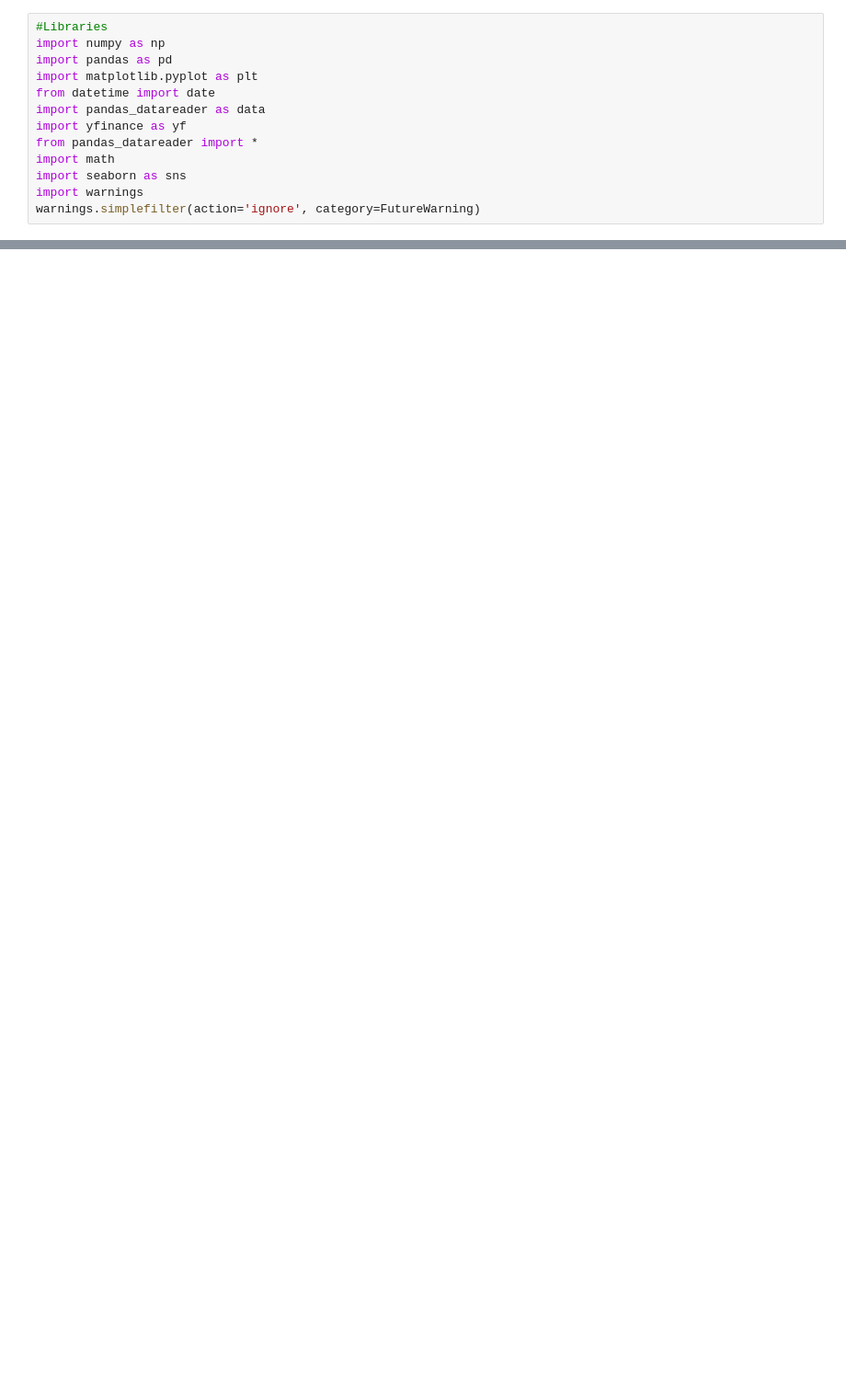
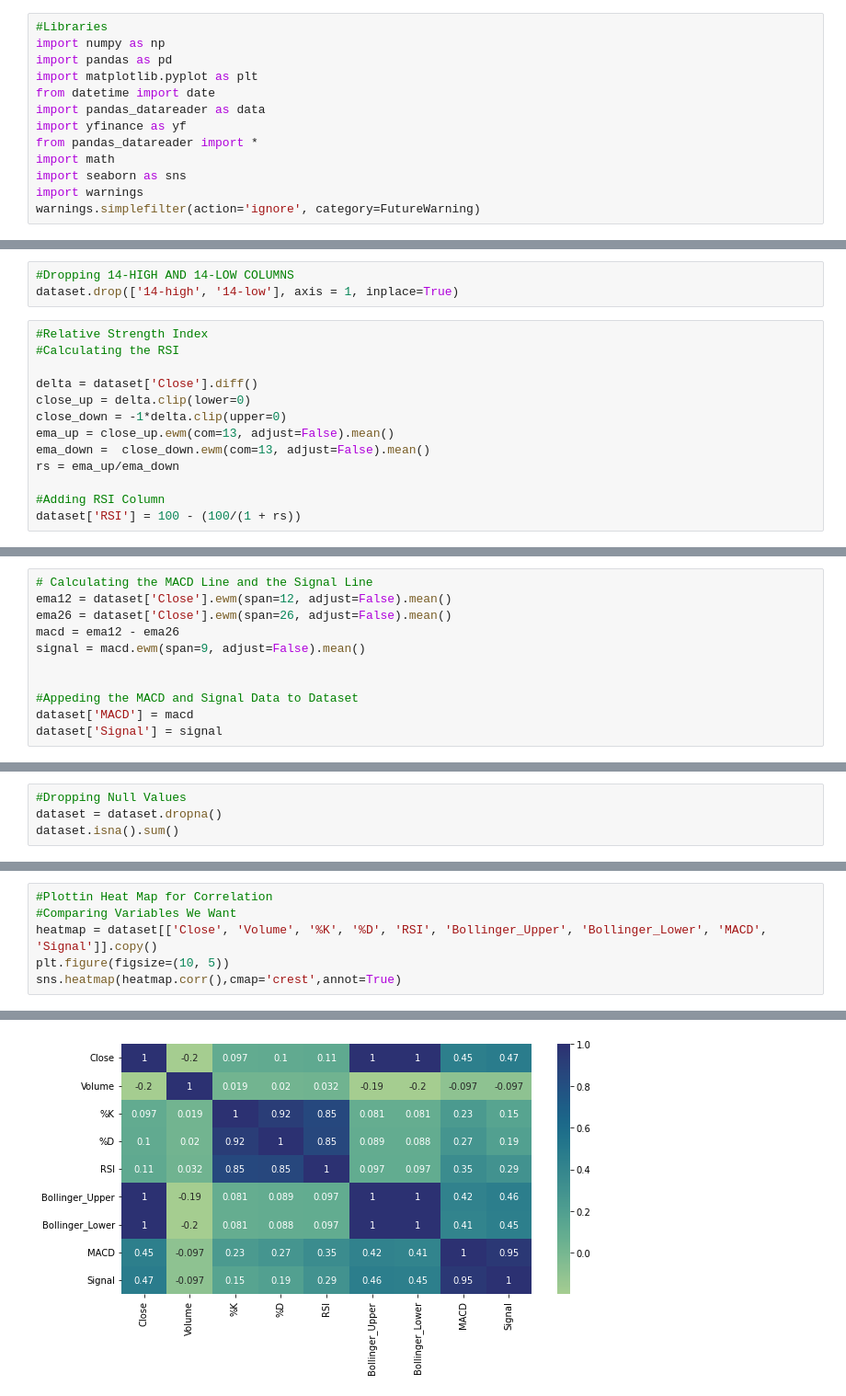
Before and after one commit to shrestha-rahul/Dissertation-Project, a Jupyter notebook: Machine Learning/Regression-EDA.ipynb, the cells around one changed output, grey strips where cells are left out. Shown at 92% size. Cells and saved outputs as stored; diff of their text form; blank space fills up the shorter version.

```diff
--- a/Machine Learning/Regression-EDA.ipynb
+++ b/Machine Learning/Regression-EDA.ipynb
@@ -156,0 +129,16 @@ plt.show()
+# %%
+#Dropping 14-HIGH AND 14-LOW COLUMNS
+dataset.drop(['14-high', '14-low'], axis = 1, inplace=True)
+# %%
+#Relative Strength Index
+#Calculating the RSI
+
+delta = dataset['Close'].diff()
+close_up = delta.clip(lower=0)
+close_down = -1*delta.clip(upper=0)
+ema_up = close_up.ewm(com=13, adjust=False).mean()
+ema_down =  close_down.ewm(com=13, adjust=False).mean()
+rs = ema_up/ema_down
+
+#Adding RSI Column
+dataset['RSI'] = 100 - (100/(1 + rs))
@@ -156,0 +191,11 @@ plt.show()
+# %%
+# Calculating the MACD Line and the Signal Line
+ema12 = dataset['Close'].ewm(span=12, adjust=False).mean()
+ema26 = dataset['Close'].ewm(span=26, adjust=False).mean()
+macd = ema12 - ema26
+signal = macd.ewm(span=9, adjust=False).mean()
+
+
+#Appeding the MACD and Signal Data to Dataset
+dataset['MACD'] = macd
+dataset['Signal'] = signal
@@ -156,0 +309,4 @@ plt.show()
+# %%
+#Dropping Null Values
+dataset = dataset.dropna()
+dataset.isna().sum()
@@ -156,0 +339,7 @@ plt.show()
+# %%
+#Plottin Heat Map for Correlation
+#Comparing Variables We Want
+heatmap = dataset[['Close', 'Volume', '%K', '%D', 'RSI', 'Bollinger_Upper', 'Bollinger_Lower', 'MACD', 'Signal']].copy()
+plt.figure(figsize=(10, 5))
+sns.heatmap(heatmap.corr(),cmap='crest',annot=True)
+# %% [output]
@@ -156,0 +347 @@ plt.show()
+[figure, added]
```
Also changed, not shown: parts of 51 cells of this notebook, 3 other files.
